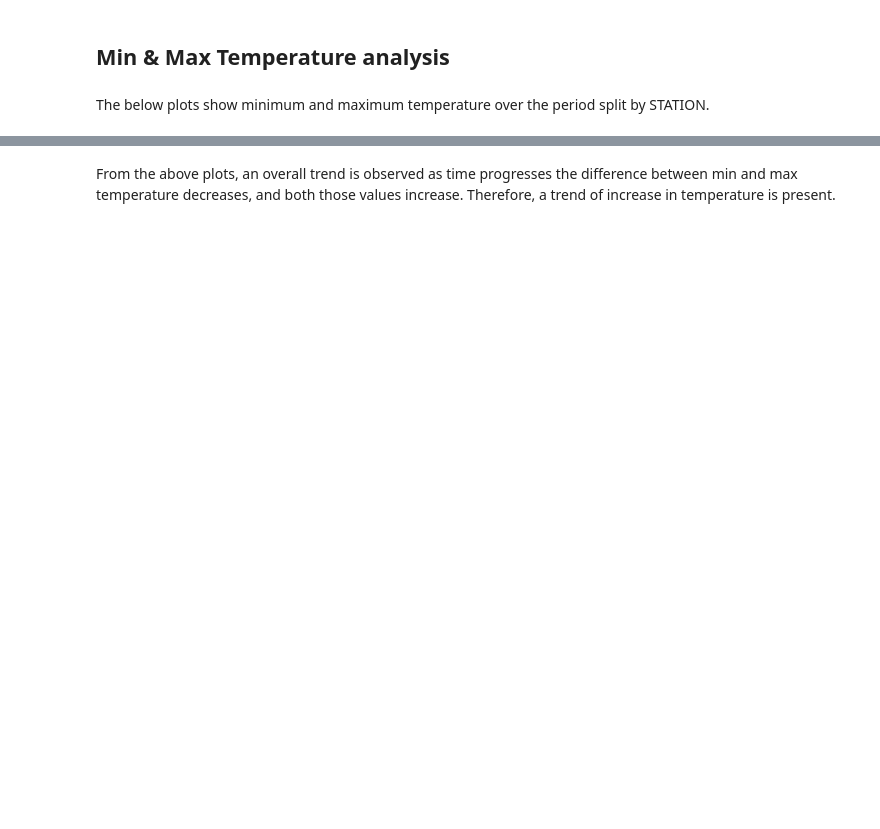
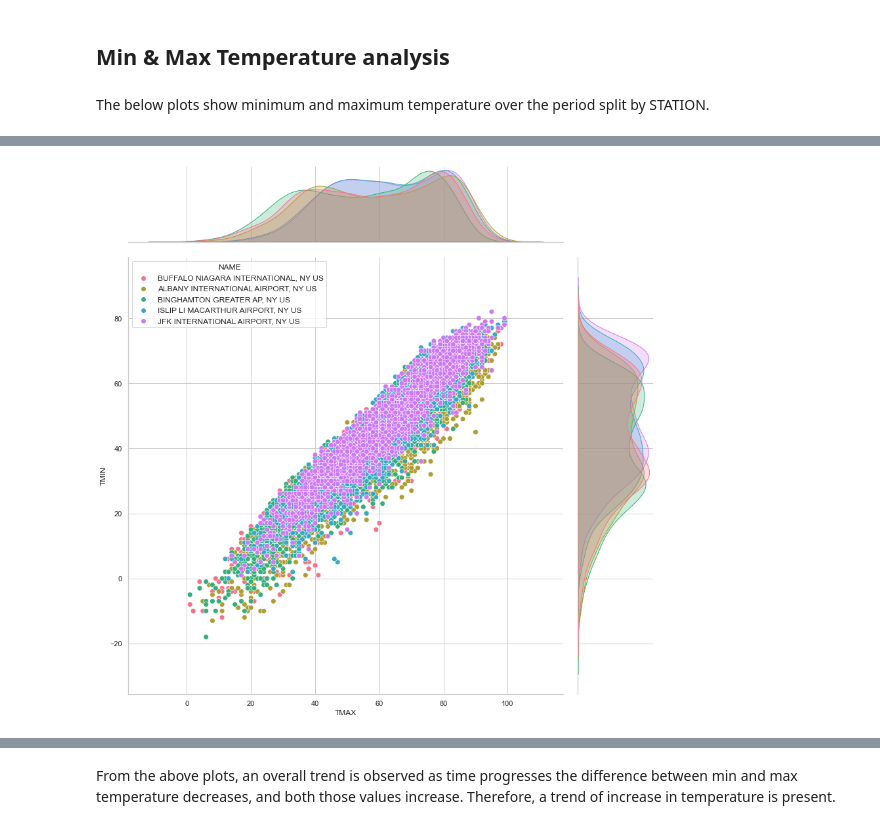
Before and after one commit to Alex-Kamenev/Weather_Data_EDA_2015_2020, a Jupyter notebook: Weather_Project.ipynb, the cells around one changed output, grey strips where cells are left out. Cells and saved outputs as stored; diff of their text form; code cells hidden in the pictures; blank space fills up the shorter version.

Commit message:
plot main features

```diff
--- a/Weather_Project.ipynb
+++ b/Weather_Project.ipynb
@@ -345,0 +355,4 @@ for df_section in df_list_station:
+# %%
+my_plot.join_plot_hue(data.get_df(), 'TMAX', 'TMIN', 'NAME')
+# %% [output]
+[figure, added]
```
Also changed, not shown: parts of 17 cells of this notebook, 1 other file.
